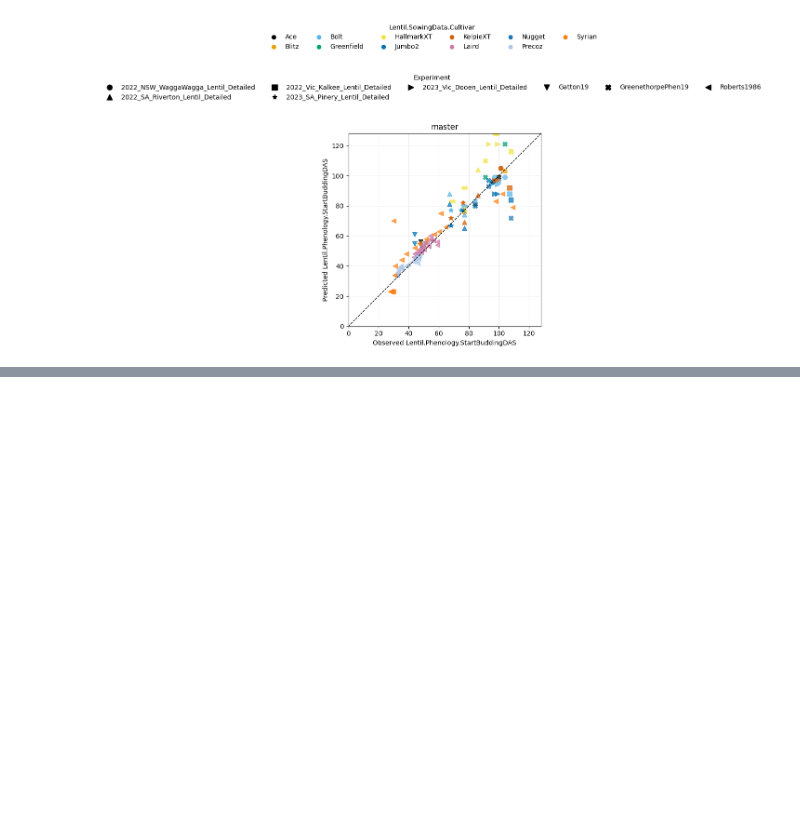
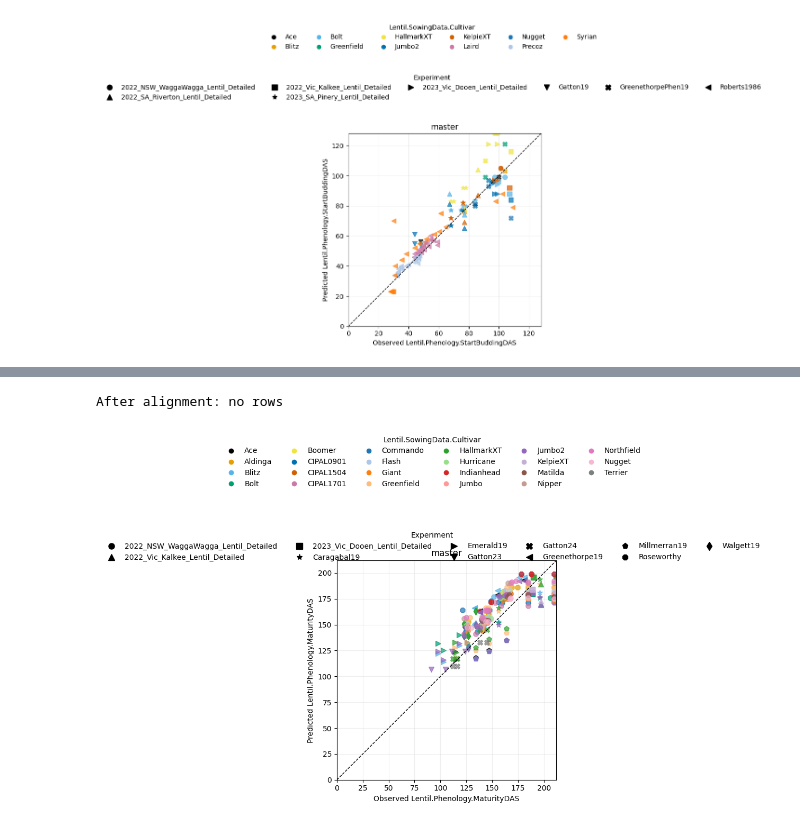
Before and after one commit to HamishBrownPFR/ApsimX, a Jupyter notebook: Prototypes/Lentil/ApsimOutputAgregate.ipynb, the cells around one changed output, grey strips where cells are left out. Saved outputs shown, nothing was run; the diff lists cells and outputs as text; code cells hidden in the pictures; blank space fills up the shorter version.

```diff
--- a/Prototypes/Lentil/ApsimOutputAgregate.ipynb
+++ b/Prototypes/Lentil/ApsimOutputAgregate.ipynb
@@ -916,0 +920,11 @@ plt.show()
+# %%
+plot_obs_pred_by_branch(
+    tidy,
+    "Lentil.Phenology.MaturityDAS",
+    color_by = "Lentil.SowingData.Cultivar",
+    marker_by = "Experiment"
+)
+plt.show()
+# %% [output]
+After alignment: no rows
+[figure, added]
```
Also changed, not shown: parts of 2 cells of this notebook, 2 other files.
